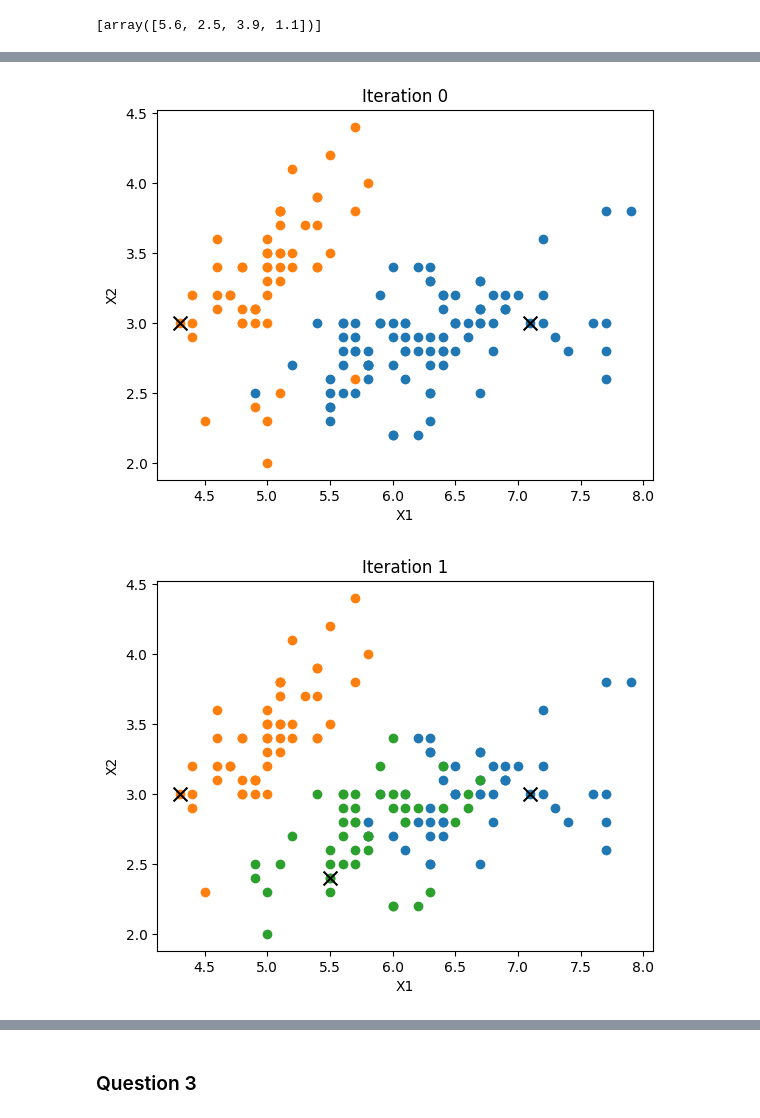
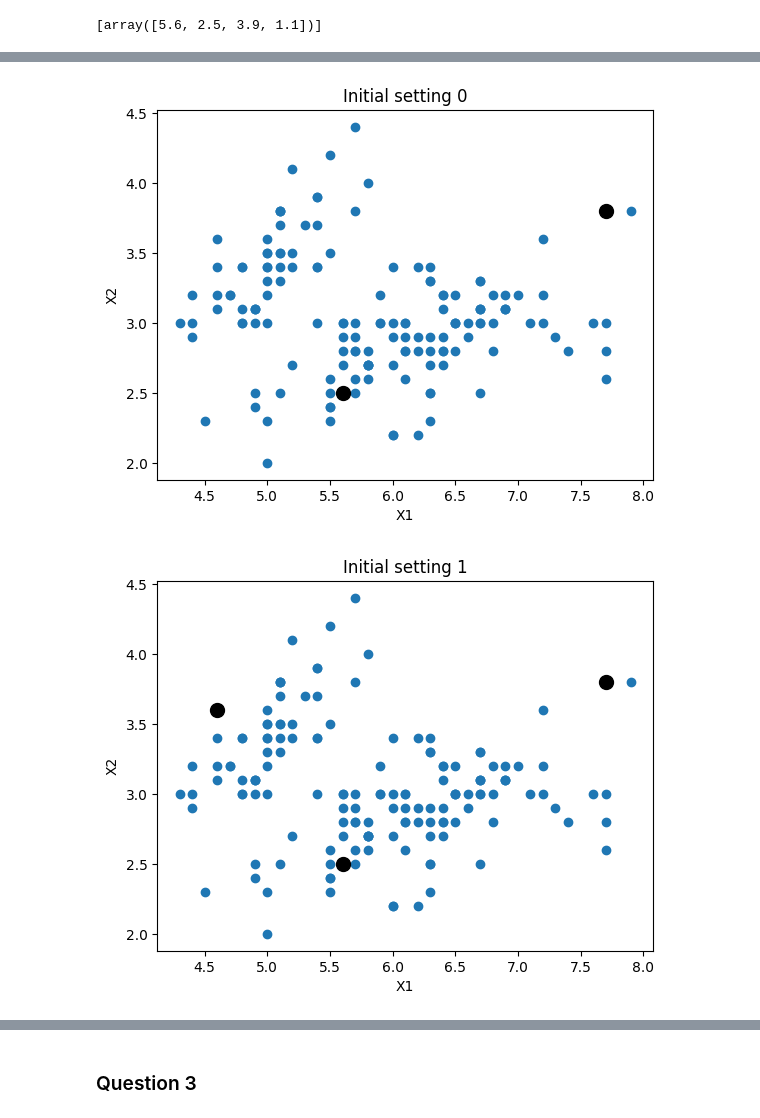
Before and after one commit to Huy1996/CMPE-255, a Jupyter notebook: Assignment 2/assignment2.ipynb, the cells around one changed output, grey strips where cells are left out. Cells and saved outputs as stored; diff of their text form; code cells hidden in the pictures.

```diff
--- a/Assignment 2/assignment2.ipynb
+++ b/Assignment 2/assignment2.ipynb
@@ -43,7 +43,7 @@ def plot(X, centroids, clusters, title):
     plt.figure()
     for k in range(len(centroids)):
         plt.scatter(X[clusters == k, 0], X[clusters == k, 1], label=f'Cluster {k}')
-        plt.scatter(centroids[k, 0], centroids[k, 1], s=100, c='black', marker='x', label=f'Centroid {k}')
+        plt.scatter(centroids[k, 0], centroids[k, 1], s=100, c='black', label=f'Centroid {k}')
     plt.title(title)
     plt.xlabel('X1')
     plt.ylabel('X2')
@@ -115,7 +108,9 @@ for i in range(2):
     # next_centroids
     # centroids = np.append(centroids, new_centroids, axis=0)
     centroids.append(next_centroids)
-    distances = distance(X, centroids)
-    clusters = np.argmin(distances, axis=1)
-    plot(X, np.array(centroids), clusters, f'Iteration {i}')
+    # distances = distance(X, centroids)
+    # clusters = np.argmin(distances, axis=1)
+    plot(X, np.array(centroids), clusters, f'Initial setting {i}')
+
+centroids = np.array(centroids)
 # %% [output]
@@ -123,2 +118,2 @@ for i in range(2):
-[figure, old version]
+[figure, new version]
-[figure, old version]
+[figure, new version]
```
Also changed, not shown: parts of 6 cells of this notebook, 2 other files.
